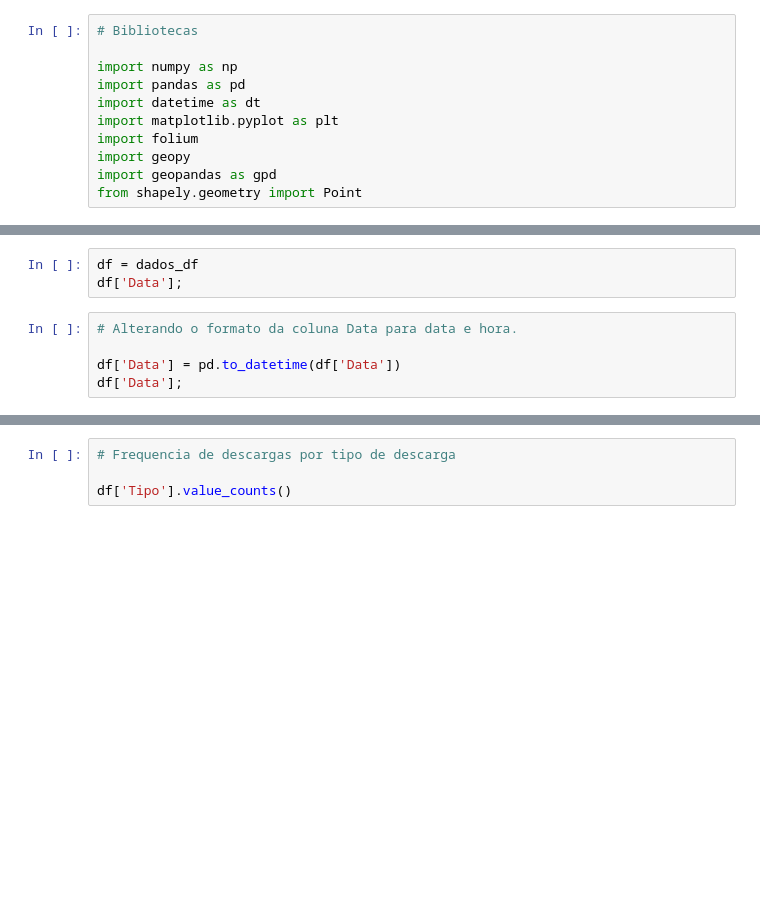
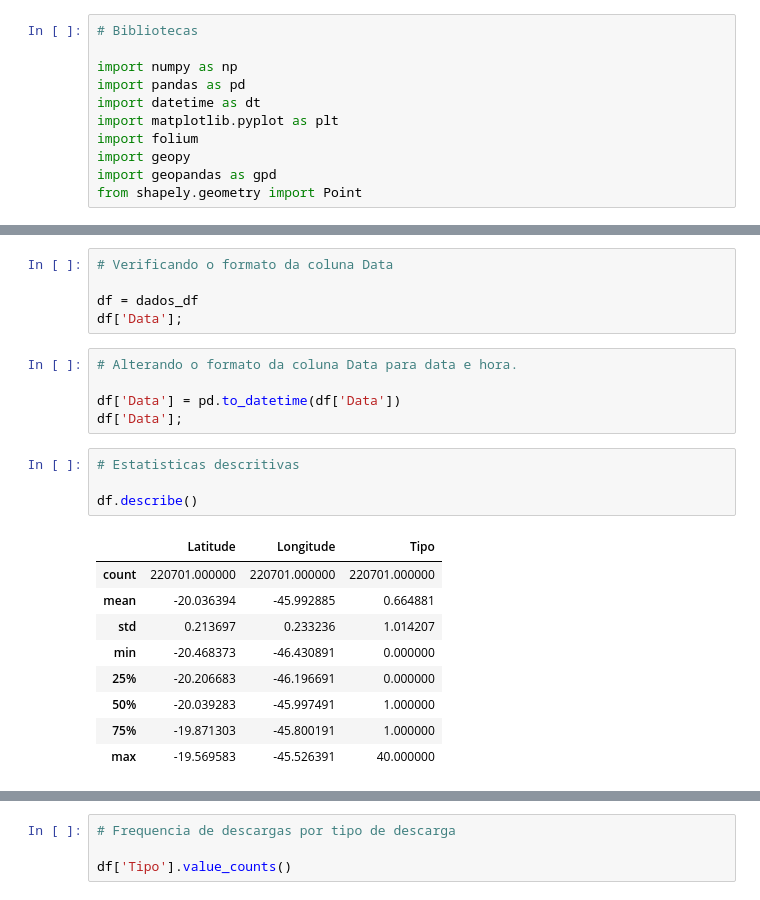
Before and after one commit to RosanaAlves/Descargas-Atmosfericas, a Jupyter notebook: Analise_Descritiva_v01_11-12-23.ipynb, the cells around one changed output, grey strips where cells are left out. Drawn from its saved outputs; the diff is of its cells as text; blank space fills up the shorter version.

```diff
--- a/Analise_Descritiva_v01_11-12-23.ipynb
+++ b/Analise_Descritiva_v01_11-12-23.ipynb
@@ -41,11 +55,27 @@ dados_df;
-# %%
-df = dados_df
-df['Data'];
+# %%
+# Verificando o formato da coluna Data
+
+df = dados_df
+df['Data'];
 # %%
 # Alterando o formato da coluna Data para data e hora.
 
 df['Data'] = pd.to_datetime(df['Data'])
 df['Data'];
+# %%
+# Estatisticas descritivas
+
+df.describe()
+# %% [output]
+|  | Latitude | Longitude | Tipo |
+| count | 220701.000000 | 220701.000000 | 220701.000000 |
+| mean | -20.036394 | -45.992885 | 0.664881 |
+| std | 0.213697 | 0.233236 | 1.014207 |
+| min | -20.468373 | -46.430891 | 0.000000 |
+| 25% | -20.206683 | -46.196691 | 0.000000 |
+| 50% | -20.039283 | -45.997491 | 1.000000 |
+| 75% | -19.871303 | -45.800191 | 1.000000 |
+| max | -19.569583 | -45.526391 | 40.000000 |
 # %%
 # Plotando a contagem de descargas por mês
 
```
Also changed, not shown: parts of 19 cells of this notebook.
